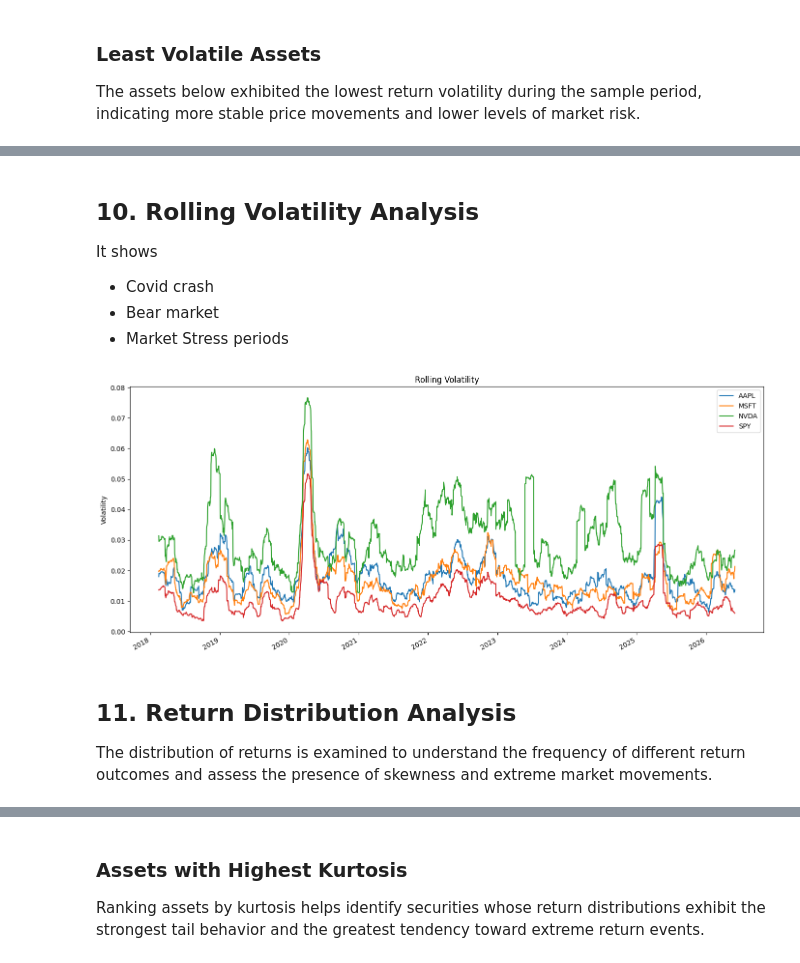
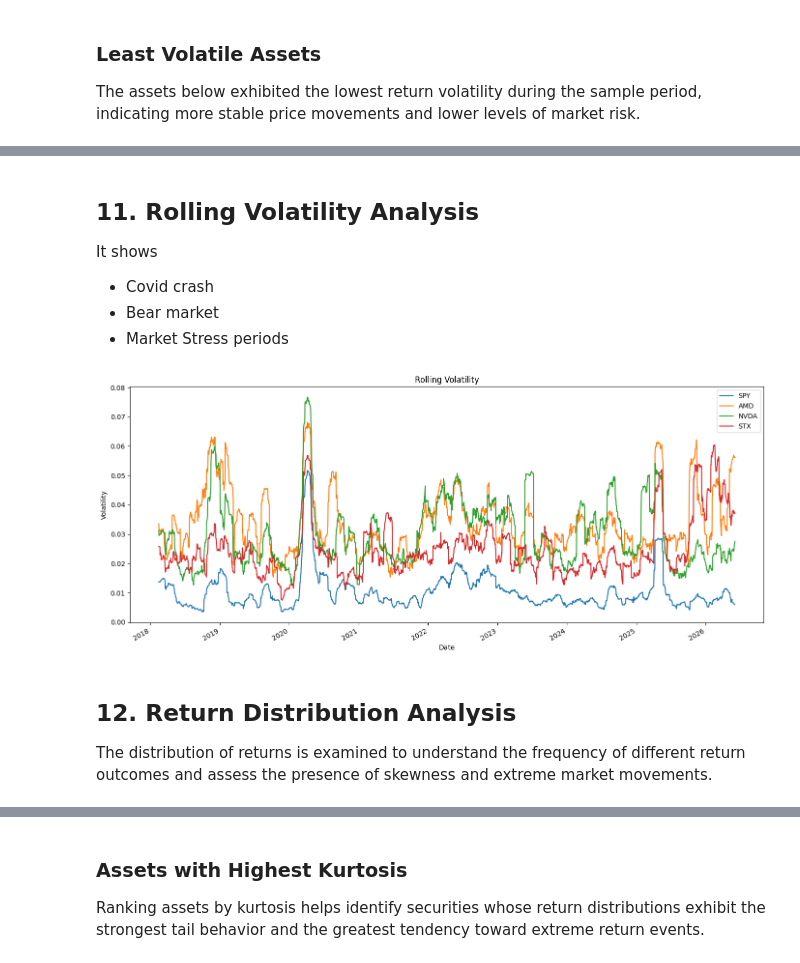
Before and after one commit to aarju-24/internship_project, a Jupyter notebook: notebooks/eda.ipynb, the cells around one changed output, grey strips where cells are left out. Cells and saved outputs as stored; diff of their text form; code cells hidden in the pictures.

```diff
--- a/notebooks/eda.ipynb
+++ b/notebooks/eda.ipynb
@@ -147,10 +261,14 @@ Index(['AAPL', 'ABBV', 'ABT', 'ADI', 'AMAT', 'AMD', 'AMGN', 'AMZN', 'ANET',
 # %%
-major_assets = [
-    'AAPL',
-    'MSFT',
-    'NVDA',
-    'SPY'
-]
+top_performers = (
+    normalized_prices[stock_columns]
+    .iloc[-1]
+    .sort_values(ascending=False)
+    .head(3)
+    .index
+    .tolist()
+)
+
+focus_assets = ['SPY'] + top_performers
 # %% [markdown]
 The price trends of selected technology stocks and a broad market benchmark are analyzed to compare their performance and identify major market movements during the sample period.
 # %%
@@ -419,24 +498,23 @@ plt.show()
 # %% [markdown]
-## 10. Rolling Volatility Analysis
+## 11. Rolling Volatility Analysis
 It shows
 - Covid crash
 - Bear market
 - Market Stress periods
 # %%
-rolling_volatility[
-    ['AAPL','MSFT','NVDA','SPY']
-].plot(
+rolling_volatility[focus_assets].plot(
     figsize=(14,6)
 )
 
 plt.title("Rolling Volatility")
+plt.xlabel("Date")
 plt.ylabel("Volatility")
 plt.tight_layout()
 plt.show()
 # %% [output]
-[figure, old version]
+[figure, new version]
 # %% [markdown]
-## 11. Return Distribution Analysis
+## 12. Return Distribution Analysis
 
 The distribution of returns is examined to understand the frequency of different return outcomes and assess the presence of skewness and extreme market movements.
 # %%
```
Also changed, not shown: parts of 112 cells of this notebook, 10 other files.
